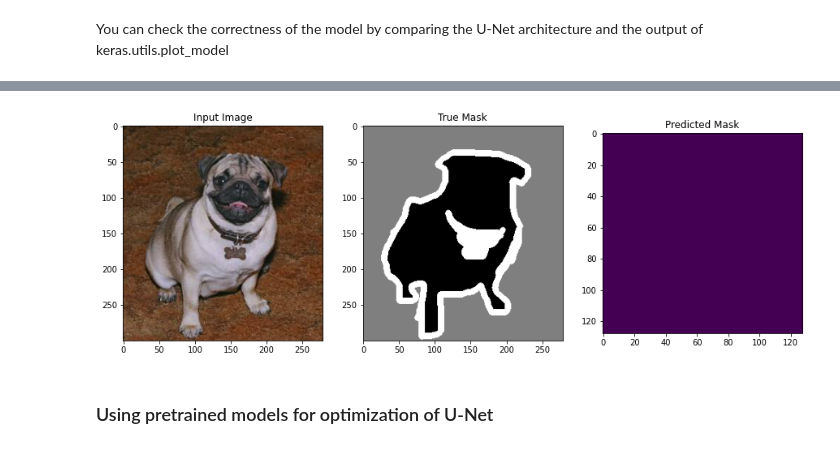
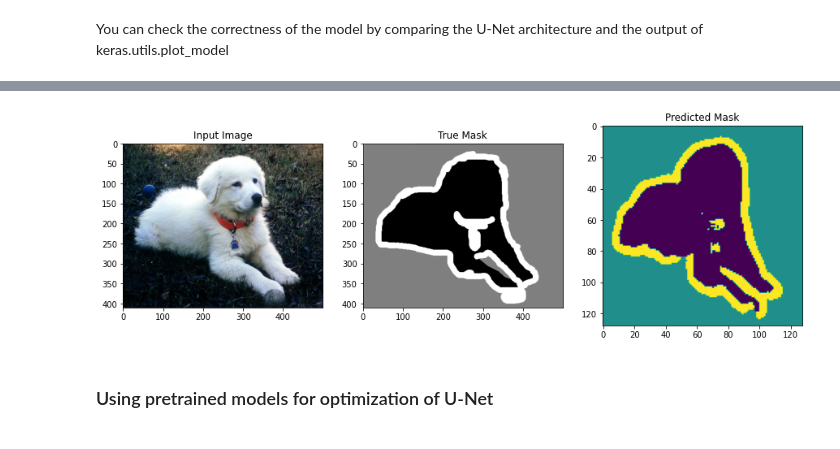
Before and after one commit to Nemat-Allah-Aloush/Architecture-of-Neural-Networks, a Jupyter notebook: Homeworks/HW2_Image_Segmentation_UNet.ipynb, the cells around one changed output, grey strips where cells are left out. Cells and saved outputs as stored; diff of their text form; code cells hidden in the pictures.

```diff
--- a/Homeworks/HW2_Image_Segmentation_UNet.ipynb
+++ b/Homeworks/HW2_Image_Segmentation_UNet.ipynb
@@ -352,15 +351,15 @@ def prediction_to_img(prediction):
 # %%
 # display one sample prediction
 
-i = 7
+i = 20
 
 sample = load_image_and_mask(val_input_img_paths, val_target_img_paths, i)
 prediction = prediction_to_img(val_preds[i])
 sample += (prediction,)
 
 display_sample(sample)
 # %% [output]
-[figure, old version]
+[figure, new version]
 # %% [markdown]
 ### Using pretrained models for optimization of U-Net
 # %% [markdown]
```
Also changed, not shown: parts of 4 cells of this notebook.
